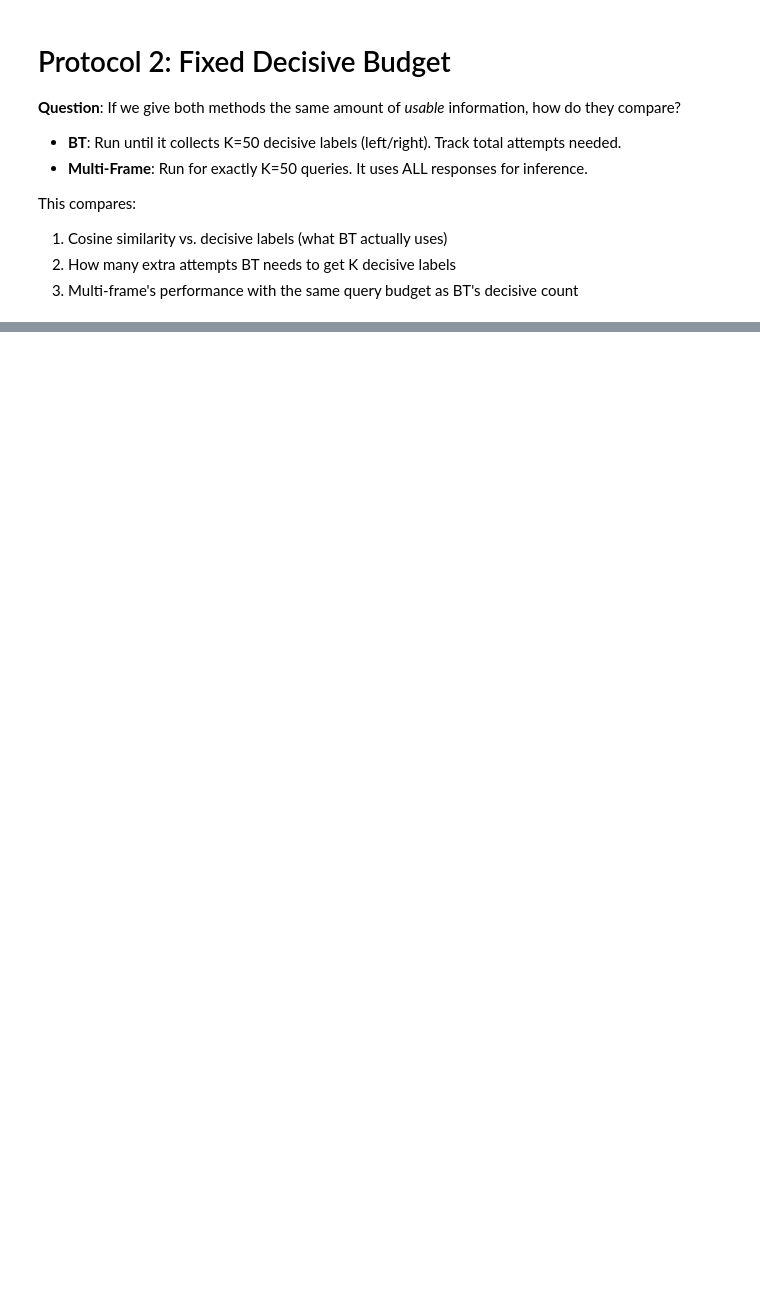
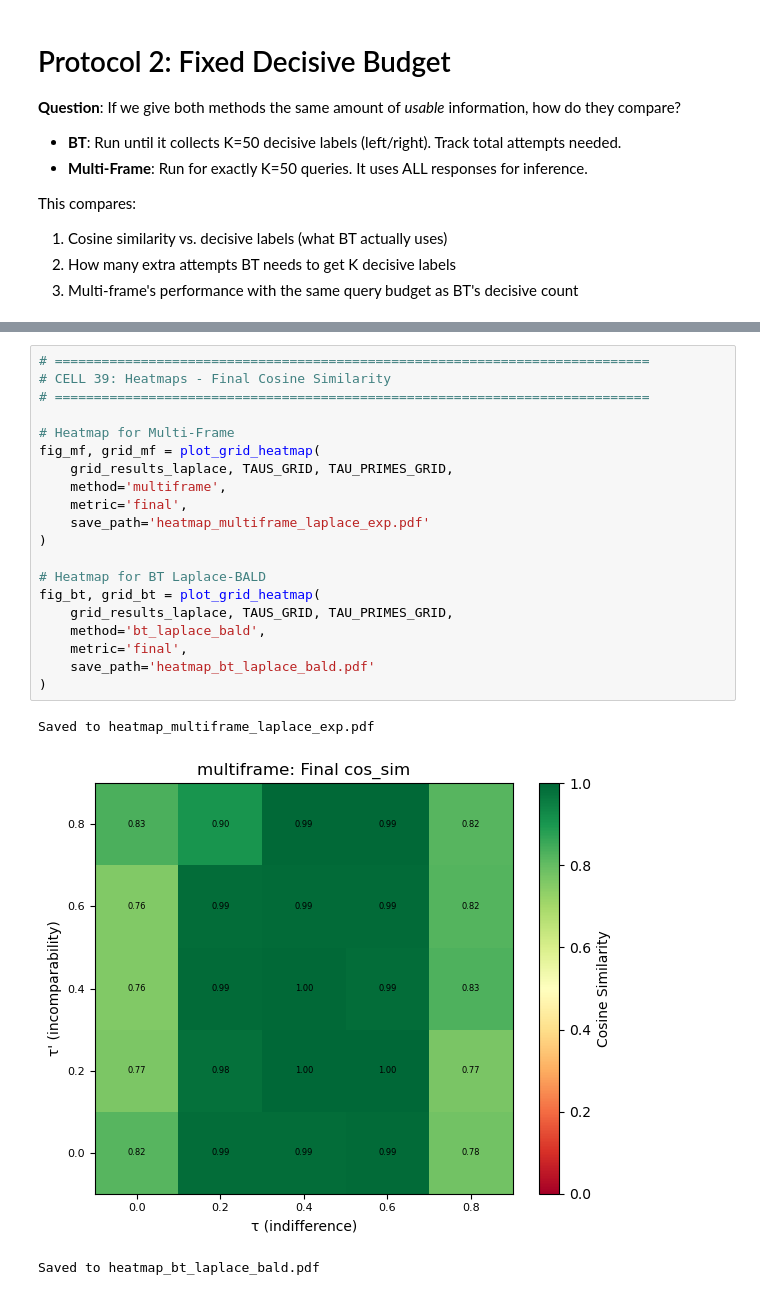
Before and after one commit to michelleeesi/topmodel, a Jupyter notebook: learning-algo/bt_vs_multiframe_experiment.ipynb, the cells around one changed output, grey strips where cells are left out. Saved outputs shown, nothing was run; the diff lists cells and outputs as text; blank space fills up the shorter version.

```diff
--- a/learning-algo/bt_vs_multiframe_experiment.ipynb
+++ b/learning-algo/bt_vs_multiframe_experiment.ipynb
@@ -1429,0 +3184,24 @@ print("\n" + "=" * 70)
+# %%
+# ============================================================================
+# CELL 39: Heatmaps - Final Cosine Similarity
+# ============================================================================
+
+# Heatmap for Multi-Frame
+fig_mf, grid_mf = plot_grid_heatmap(
+    grid_results_laplace, TAUS_GRID, TAU_PRIMES_GRID,
+    method='multiframe',
+    metric='final',
+    save_path='heatmap_multiframe_laplace_exp.pdf'
+)
+
+# Heatmap for BT Laplace-BALD
+fig_bt, grid_bt = plot_grid_heatmap(
+    grid_results_laplace, TAUS_GRID, TAU_PRIMES_GRID,
+    method='bt_laplace_bald',
+    metric='final',
+    save_path='heatmap_bt_laplace_bald.pdf'
+)
+# %% [output]
+Saved to heatmap_multiframe_laplace_exp.pdf
+[figure, added]
+Saved to heatmap_bt_laplace_bald.pdf
```
Also changed, not shown: parts of 31 cells of this notebook, 17 other files.
